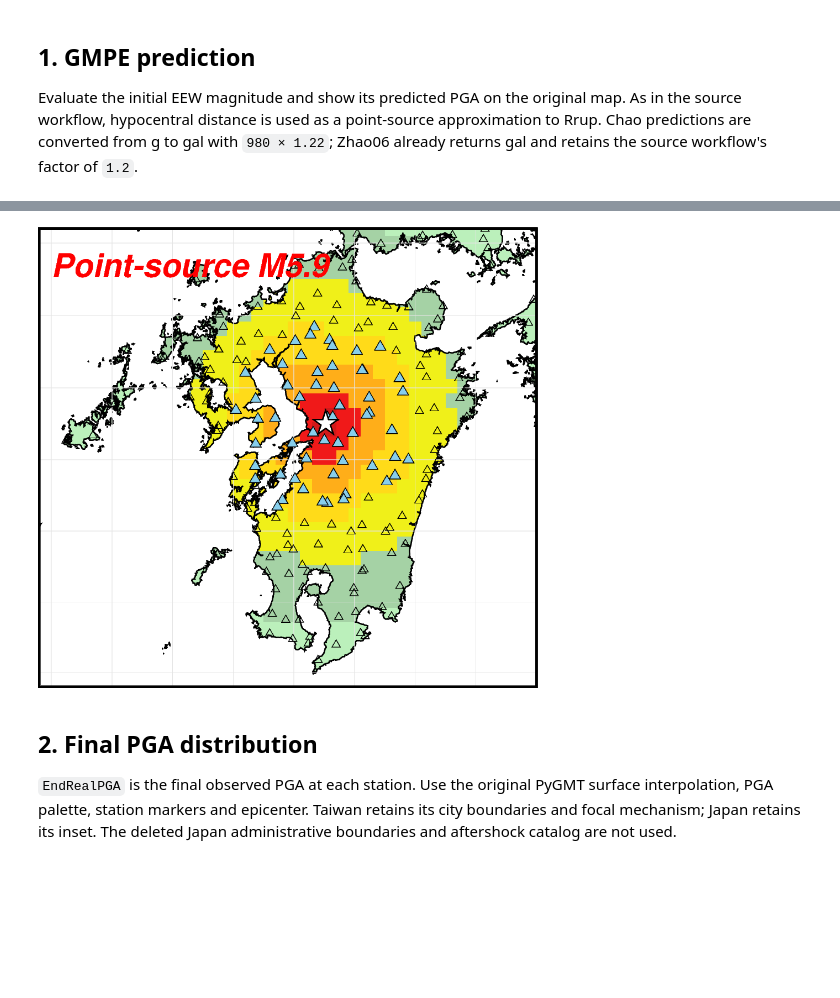
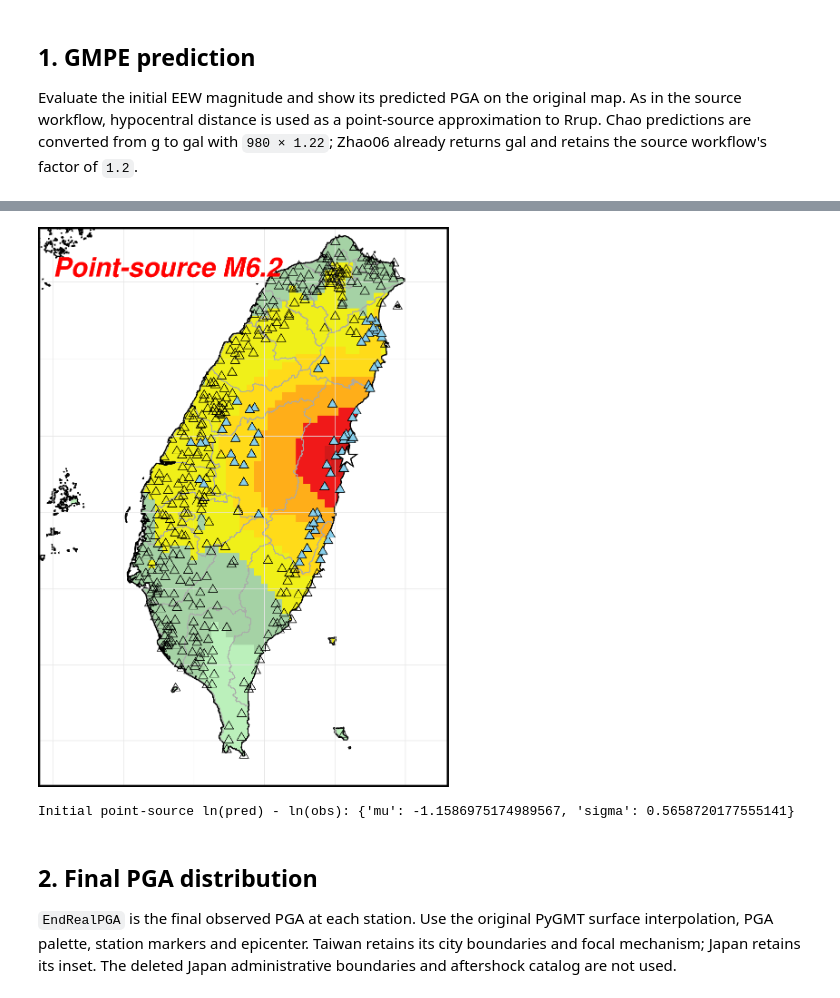
Before and after one commit to eason627/EEW-data-assimilation, a Jupyter notebook: seismic_data_preprocess/Run_KalmanFilter.ipynb, the cells around one changed output, grey strips where cells are left out. Cells and saved outputs as stored; diff of their text form; code cells hidden in the pictures; blank space fills up the shorter version.

```diff
--- a/seismic_data_preprocess/Run_KalmanFilter.ipynb
+++ b/seismic_data_preprocess/Run_KalmanFilter.ipynb
@@ -39,7 +39,7 @@ from vdist import vdist
 
 Initial magnitudes and start times follow the source five-event calculation. Taiwan uses Chao; Japan uses Zhao06. The event-specific evaluation time is separate from the history end time.
 # %%
-EVENT_ID = 5
+EVENT_ID = 1
 HISTORY_END_SECOND = 40  # inclusive; full time history
 EVALUATION_SECOND = {1: 35, 2: 25, 3: 25, 4: 27, 5: 25}
 evaluation_second = EVALUATION_SECOND[EVENT_ID]
@@ -98,6 +98,9 @@ Chao predictions are converted from g to gal with `980 × 1.22`; Zhao06 already
 returns gal and retains the source workflow's factor of `1.2`.
 # %%
 def predict_gmpe(magnitude):
+    # Chao20 (Chao et al., 2020; function Chao19H) is evaluated with crustal
+    # strike-slip flags (FSS=1), hypocentral depth as Ztor and hypocentral
+    # distance as Rrup (point-source approximation).
     distance = stations["SRhypo"].to_numpy()
     vs30 = stations["Vs30"].to_numpy()
     if settings["gmpe"] == "Chao":
@@ -138,10 +141,11 @@ def plot_pga_map(pga, observed=False):
         if above_threshold.any():
             fig.plot(x=x[above_threshold], y=y[above_threshold], style="t0.2c", fill="skyblue", pen="0.2p,black")
         if observed and taiwan:
+            # strike, dip, rake and plotting position, keyed by EVENT_ID
             mechanisms = {
-                1: (212.86, 40.33, 103.11, 121.85, 23.65),
-                3: (269.71, 33.86, 14.97, 120.0, 22.5),
-                4: (210.48, 56.31, 40.38, 121.82, 23.2),
+                1: (212.86, 40.33, 103.11, 121.85, 23.65),  # Hualien
+                2: (269.71, 33.86, 14.97, 120.0, 22.5),     # Meinong
+                3: (210.48, 56.31, 40.38, 121.82, 23.2),    # Chihshang
             }
             strike, dip, rake, lon, lat = mechanisms[EVENT_ID]
             fig.plot(x=[lon, float(event["hypolon"])], y=[lat, float(event["hypolat"])], pen="0.3p,black")
@@ -175,4 +179,7 @@ def plot_pga_map(pga, observed=False):
 gmpe_initial = predict_gmpe(settings["magnitude"])
 gmpe_map = plot_pga_map(gmpe_initial)
 gmpe_map.show()
+initial_residual = np.log(gmpe_initial) - np.log(stations["EndRealPGA"].to_numpy())
+initial_output = dict(mu=float(np.median(initial_residual)), sigma=float(np.std(initial_residual)))
+print("Initial point-source ln(pred) - ln(obs):", initial_output)
 # %% [output]
@@ -180,7 +187,8 @@ surface [WARNING]: 22 unusable points were supplied; these will be ignored.
 surface [WARNING]: You should have pre-processed the data with block-mean, -median, or -mode.
 surface [WARNING]: Check that previous processing steps write results with enough decimals.
 surface [WARNING]: Possibly some data were half-way between nodes and subject to IEEE 754 rounding.
-[figure, old version]
+[figure, new version]
+Initial point-source ln(pred) - ln(obs): {'mu': -1.1586975174989567, 'sigma': 0.5658720177555141}
 # %% [markdown]
 ## 2. Final PGA distribution
 
```
Also changed, not shown: parts of 5 cells of this notebook, 8 other files.
